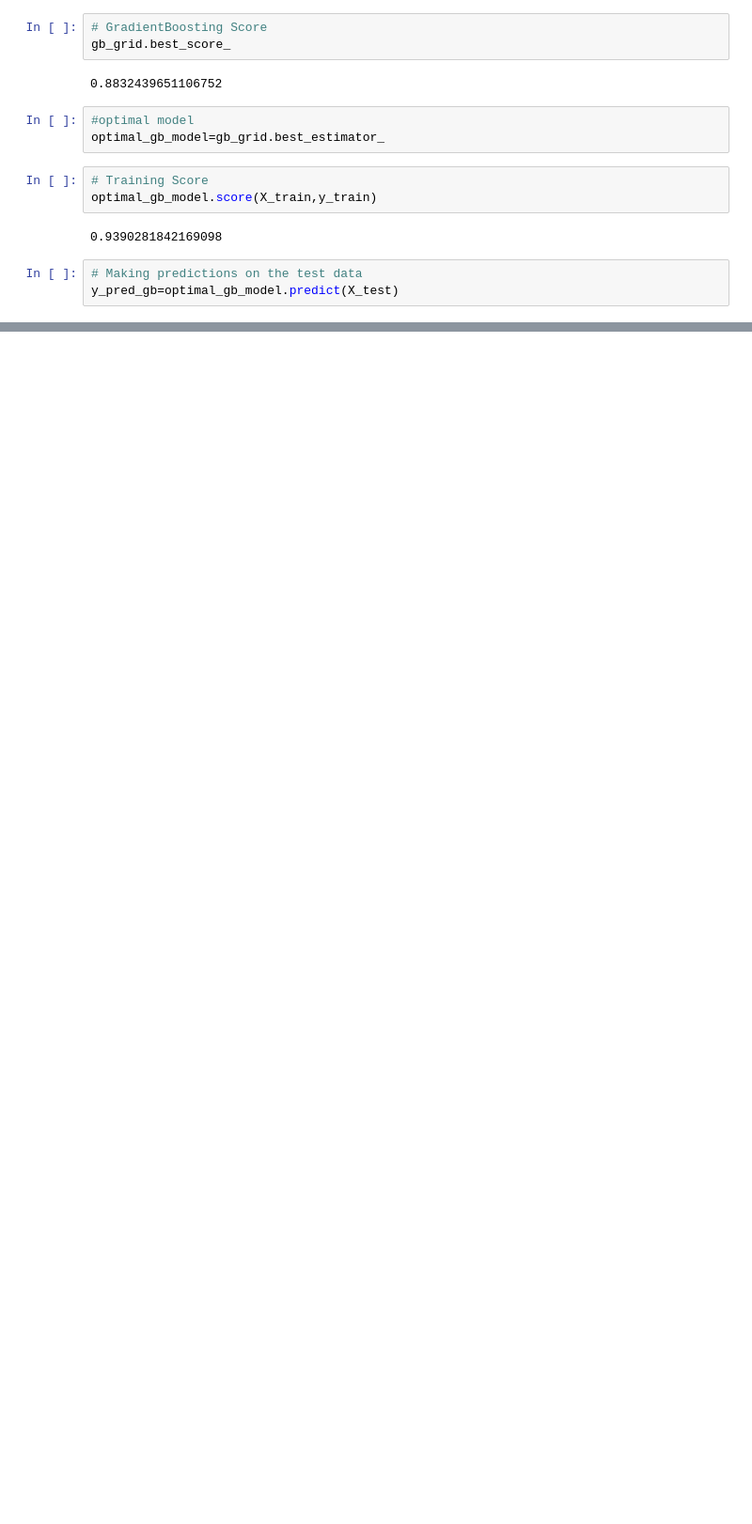
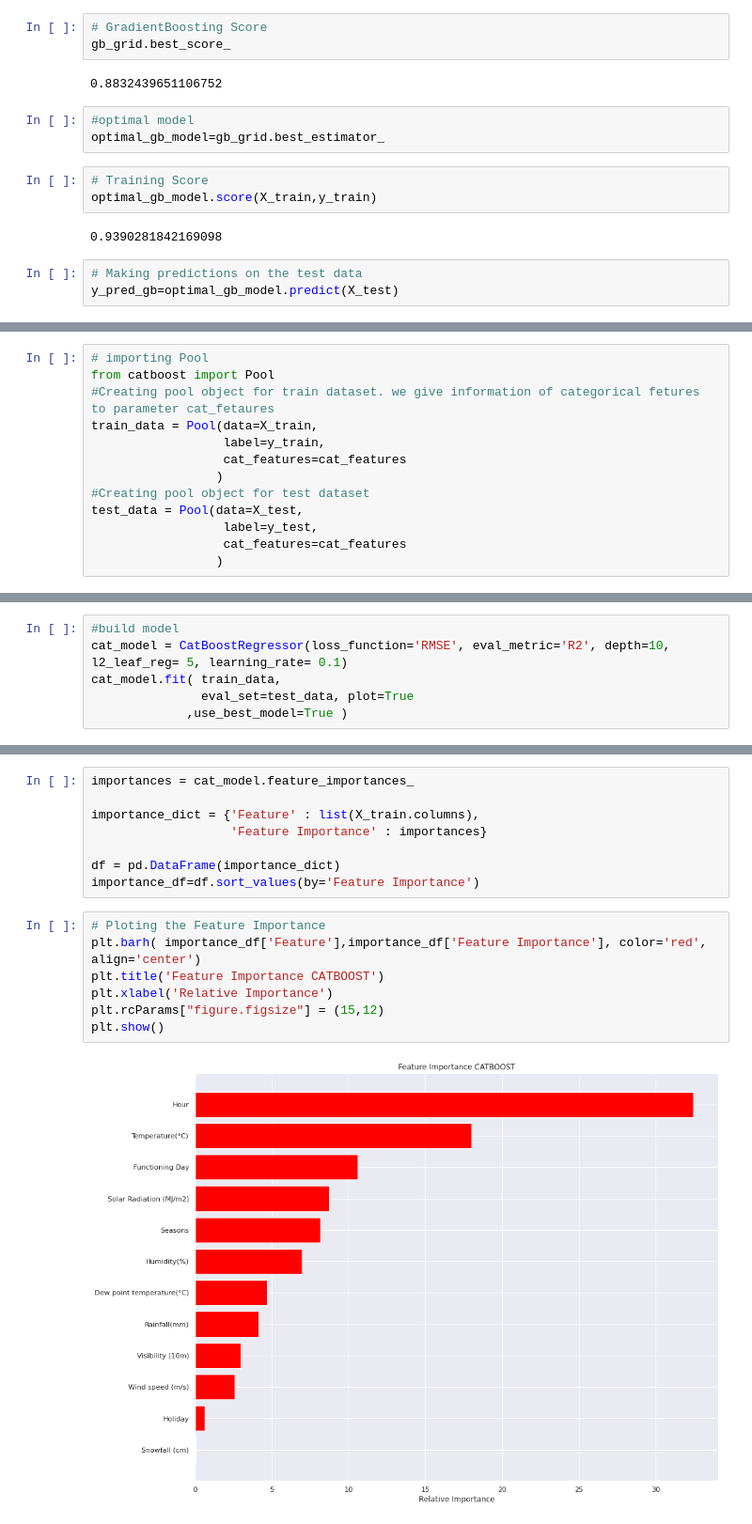
Before and after one commit to aryarajat/Bike-Rental-Demand, a Jupyter notebook: Seoul_Bike_Sharing_Demand_Prediction_Capstone_Project.ipynb, the cells around one changed output, grey strips where cells are left out. Shown at 94% size. Drawn from its saved outputs; the diff is of its cells as text; blank space fills up the shorter version.

```diff
--- a/Seoul_Bike_Sharing_Demand_Prediction_Capstone_Project.ipynb
+++ b/Seoul_Bike_Sharing_Demand_Prediction_Capstone_Project.ipynb
@@ -1105,0 +1176,13 @@ Adjusted R2 :  0.8755295472688439
+# %%
+# importing Pool
+from catboost import Pool
+#Creating pool object for train dataset. we give information of categorical fetures to parameter cat_fetaures
+train_data = Pool(data=X_train,
+                  label=y_train,
+                  cat_features=cat_features
+                 )
+#Creating pool object for test dataset
+test_data = Pool(data=X_test,
+                  label=y_test,
+                  cat_features=cat_features
+                 )
@@ -1105,0 +1224,6 @@ Adjusted R2 :  0.8755295472688439
+# %%
+#build model
+cat_model = CatBoostRegressor(loss_function='RMSE', eval_metric='R2', depth=10, l2_leaf_reg= 5, learning_rate= 0.1)
+cat_model.fit( train_data,
+               eval_set=test_data, plot=True
+             ,use_best_model=True )
@@ -1105,0 +1291,17 @@ Adjusted R2 :  0.8755295472688439
+# %%
+importances = cat_model.feature_importances_
+
+importance_dict = {'Feature' : list(X_train.columns),
+                   'Feature Importance' : importances}
+
+df = pd.DataFrame(importance_dict)
+importance_df=df.sort_values(by='Feature Importance')
+# %%
+# Ploting the Feature Importance
+plt.barh( importance_df['Feature'],importance_df['Feature Importance'], color='red', align='center')
+plt.title('Feature Importance CATBOOST')
+plt.xlabel('Relative Importance')
+plt.rcParams["figure.figsize"] = (15,12)
+plt.show()
+# %% [output]
+[figure, added]
```
Also changed, not shown: parts of 47 cells of this notebook.
